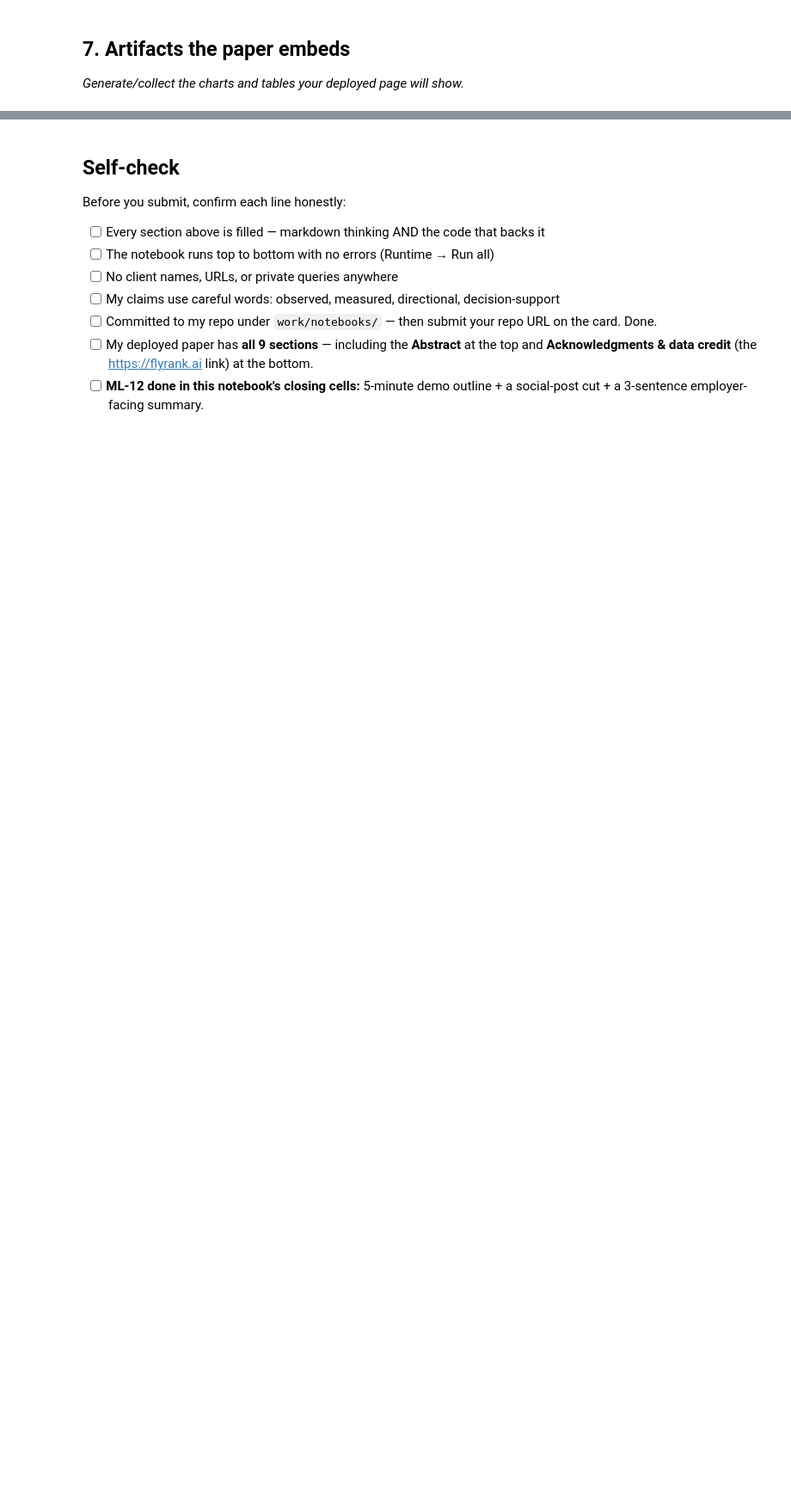
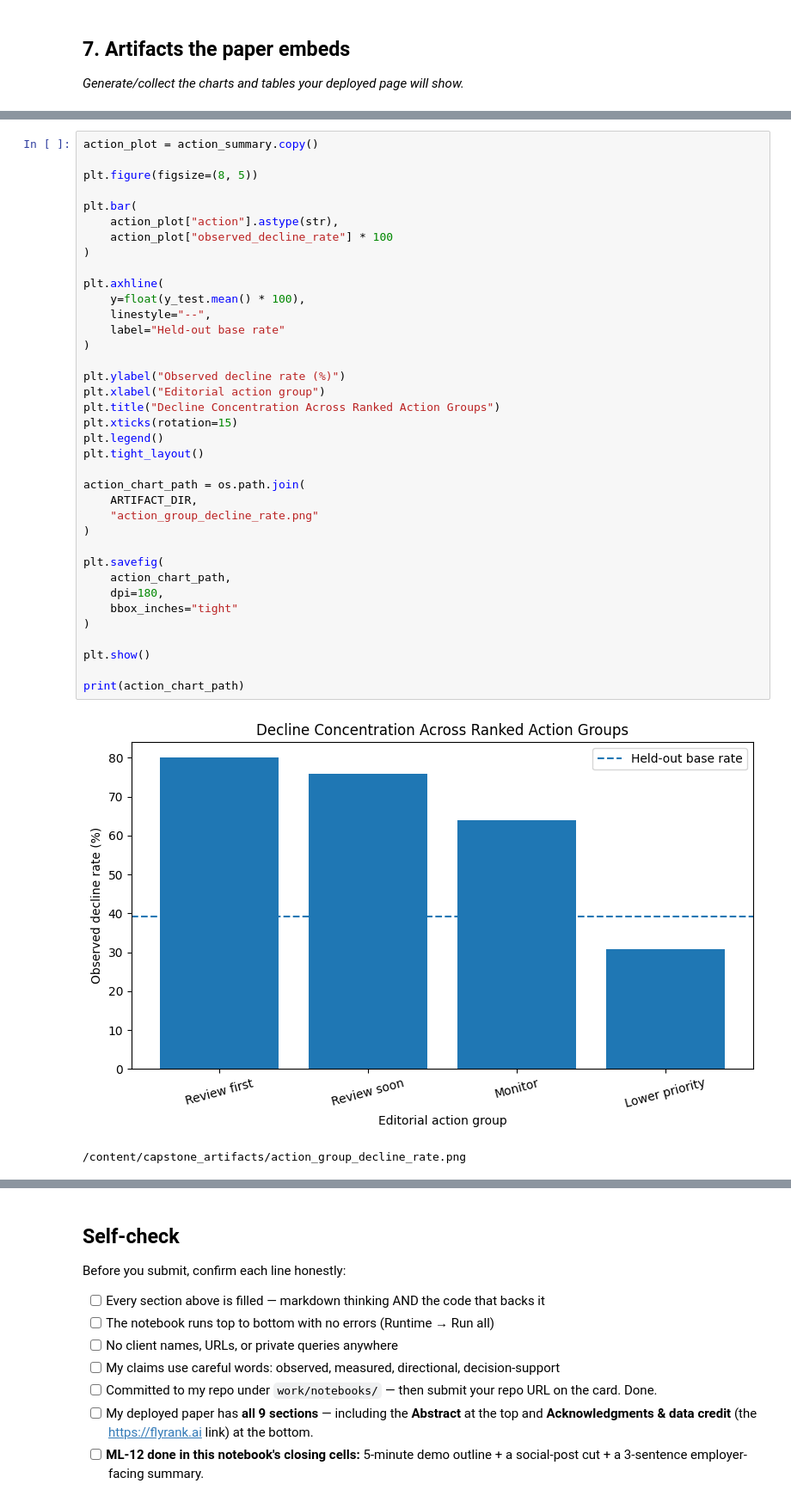
Before and after one commit to SyedaNehaBatool12/flyrank-ml-internship, a Jupyter notebook: work/notebooks/capstone.ipynb, the cells around one changed output, grey strips where cells are left out. Shown at 86% size. Drawn from its saved outputs; the diff is of its cells as text; blank space fills up the shorter version.

```diff
--- a/work/notebooks/capstone.ipynb
+++ b/work/notebooks/capstone.ipynb
@@ -36,0 +1038,40 @@ This skeleton is yours to fill. Work the sections **in order** — each one has
+# %%
+action_plot = action_summary.copy()
+
+plt.figure(figsize=(8, 5))
+
+plt.bar(
+    action_plot["action"].astype(str),
+    action_plot["observed_decline_rate"] * 100
+)
+
+plt.axhline(
+    y=float(y_test.mean() * 100),
+    linestyle="--",
+    label="Held-out base rate"
+)
+
+plt.ylabel("Observed decline rate (%)")
+plt.xlabel("Editorial action group")
+plt.title("Decline Concentration Across Ranked Action Groups")
+plt.xticks(rotation=15)
+plt.legend()
+plt.tight_layout()
+
+action_chart_path = os.path.join(
+    ARTIFACT_DIR,
+    "action_group_decline_rate.png"
+)
+
+plt.savefig(
+    action_chart_path,
+    dpi=180,
+    bbox_inches="tight"
+)
+
+plt.show()
+
+print(action_chart_path)
+# %% [output]
+[figure, added]
+/content/capstone_artifacts/action_group_decline_rate.png
```
Also changed, not shown: parts of 30 cells of this notebook.
